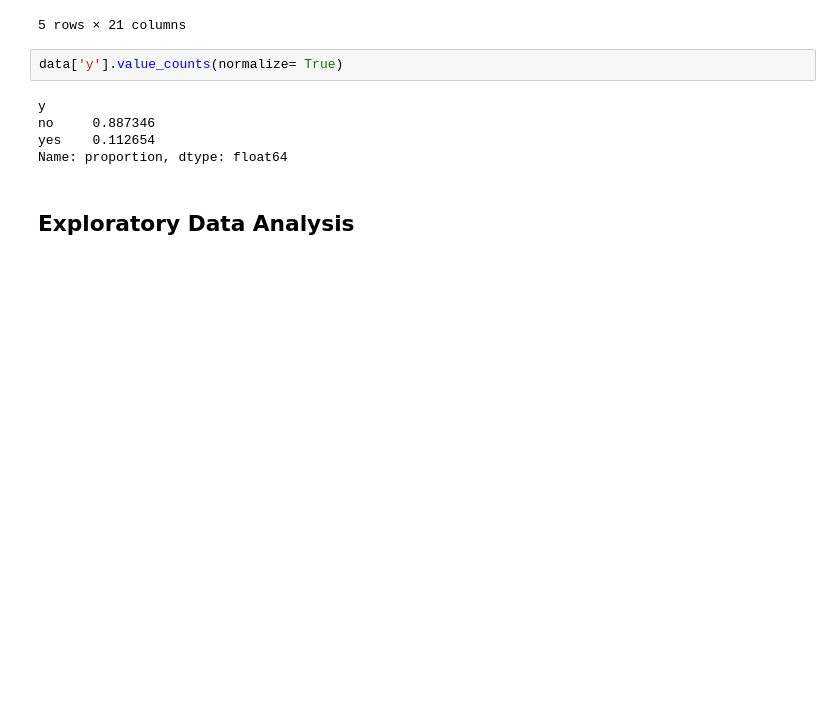
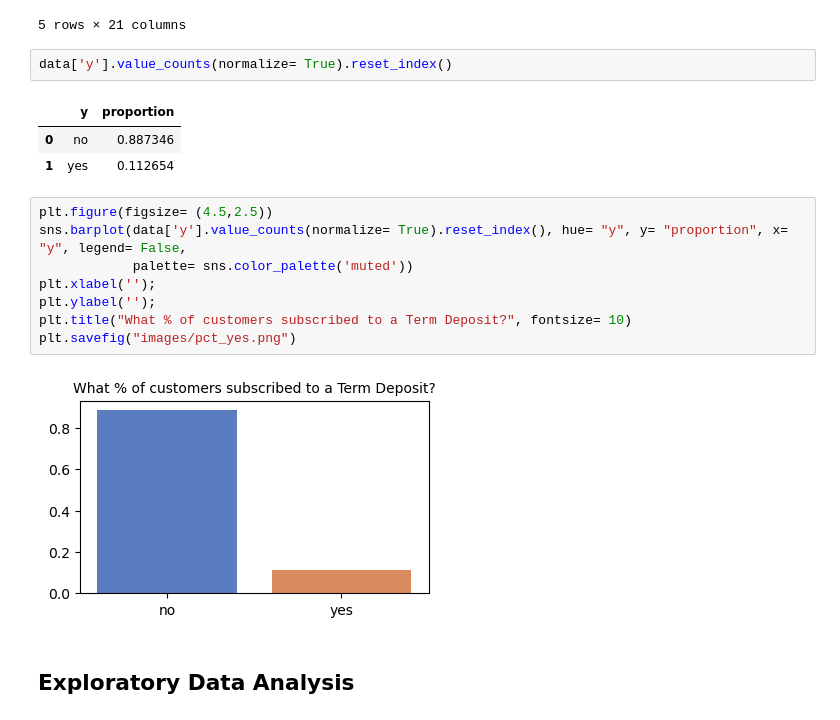
Before and after one commit to garimasc/bank_marketing, a Jupyter notebook: evaluate_classification.ipynb, the cells around one changed output. Cells and saved outputs as stored; diff of their text form; blank space fills up the shorter version.

```diff
--- a/evaluate_classification.ipynb
+++ b/evaluate_classification.ipynb
@@ -41,11 +41,20 @@ data.head()
 | 4 | 56 | services | married | high.school | no | no | yes | telephone | may | mon | ... |
 5 rows × 21 columns
 # %%
-data['y'].value_counts(normalize= True)
+data['y'].value_counts(normalize= True).reset_index()
 # %% [output]
-y
-no     0.887346
-yes    0.112654
-Name: proportion, dtype: float64
+|  | y | proportion |
+| 0 | no | 0.887346 |
+| 1 | yes | 0.112654 |
+# %%
+plt.figure(figsize= (4.5,2.5))
+sns.barplot(data['y'].value_counts(normalize= True).reset_index(), hue= "y", y= "proportion", x= "y", legend= False,
+            palette= sns.color_palette('muted'))
+plt.xlabel('');
+plt.ylabel('');
+plt.title("What % of customers subscribed to a Term Deposit?", fontsize= 10)
+plt.savefig("images/pct_yes.png")
+# %% [output]
+[figure, added]
 # %% [markdown]
 ## Exploratory Data Analysis
```
Also changed, not shown: parts of 4 cells of this notebook, 9 other files.
